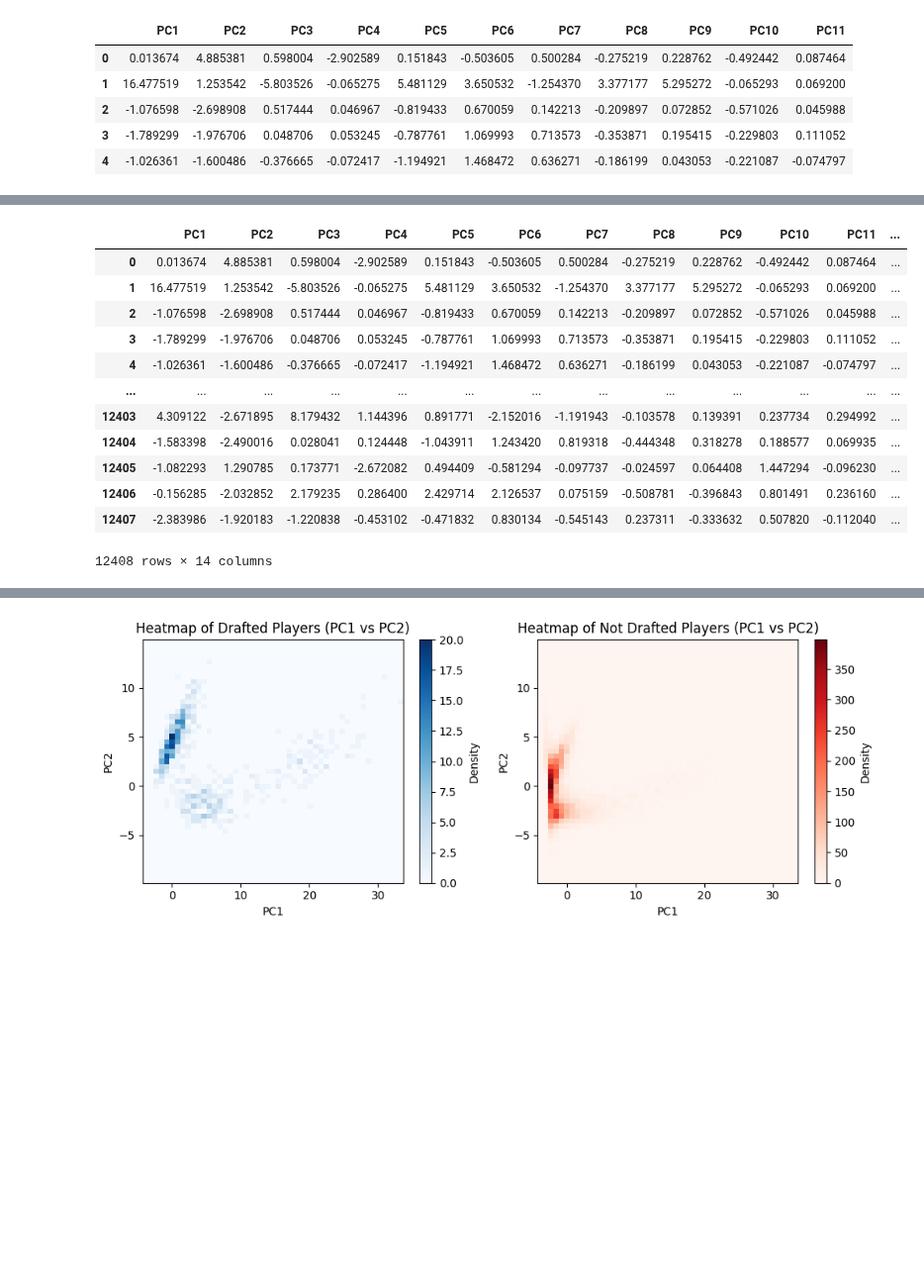
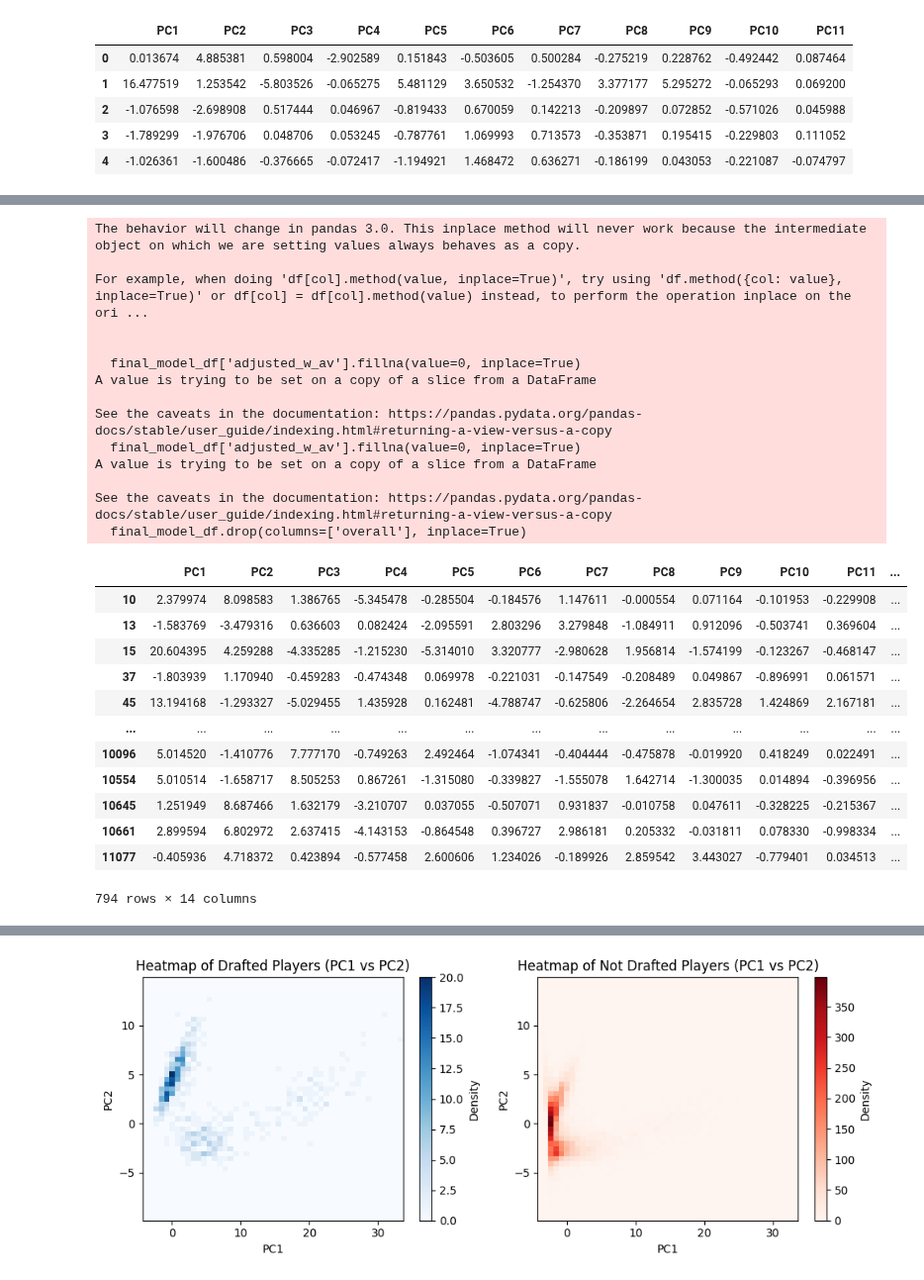
Before and after one commit to SU-IST707-SP26/group-project-big-brains-and-nathan, a Jupyter notebook: data/Initial_Modeling_IST_707_Final_Project.ipynb, the cells around one changed output, grey strips where cells are left out. Shown at 99% size. Saved outputs shown, nothing was run; the diff lists cells and outputs as text; code cells hidden in the pictures; blank space fills up the shorter version.

```diff
--- a/data/Initial_Modeling_IST_707_Final_Project.ipynb
+++ b/data/Initial_Modeling_IST_707_Final_Project.ipynb
@@ -1463,22 +1464,46 @@ pca_df_catvars
-# %%
-model_df = pca_df_catvars.copy()
-model_df['adjusted_w_av'] = (merged['w_av']/
- ((merged['last_season'] + 1) - merged['year'])
-)
-
-display(model_df)
-# %% [output]
-|  | PC1 | PC2 | PC3 | PC4 | PC5 | PC6 | PC7 | PC8 | PC9 | PC10 | PC11 | ... |
-| 0 | 0.013674 | 4.885381 | 0.598004 | -2.902589 | 0.151843 | -0.503605 | 0.500284 | -0.275219 | 0.228762 | -0.492442 | 0.087464 | ... |
-| 1 | 16.477519 | 1.253542 | -5.803526 | -0.065275 | 5.481129 | 3.650532 | -1.254370 | 3.377177 | 5.295272 | -0.065293 | 0.069200 | ... |
-| 2 | -1.076598 | -2.698908 | 0.517444 | 0.046967 | -0.819433 | 0.670059 | 0.142213 | -0.209897 | 0.072852 | -0.571026 | 0.045988 | ... |
-| 3 | -1.789299 | -1.976706 | 0.048706 | 0.053245 | -0.787761 | 1.069993 | 0.713573 | -0.353871 | 0.195415 | -0.229803 | 0.111052 | ... |
-| 4 | -1.026361 | -1.600486 | -0.376665 | -0.072417 | -1.194921 | 1.468472 | 0.636271 | -0.186199 | 0.043053 | -0.221087 | -0.074797 | ... |
-| ... | ... | ... | ... | ... | ... | ... | ... | ... | ... | ... | ... | ... |
-| 12403 | 4.309122 | -2.671895 | 8.179432 | 1.144396 | 0.891771 | -2.152016 | -1.191943 | -0.103578 | 0.139391 | 0.237734 | 0.294992 | ... |
-| 12404 | -1.583398 | -2.490016 | 0.028041 | 0.124448 | -1.043911 | 1.243420 | 0.819318 | -0.444348 | 0.318278 | 0.188577 | 0.069935 | ... |
-| 12405 | -1.082293 | 1.290785 | 0.173771 | -2.672082 | 0.494409 | -0.581294 | -0.097737 | -0.024597 | 0.064408 | 1.447294 | -0.096230 | ... |
-| 12406 | -0.156285 | -2.032852 | 2.179235 | 0.286400 | 2.429714 | 2.126537 | 0.075159 | -0.508781 | -0.396843 | 0.801491 | 0.236160 | ... |
-| 12407 | -2.383986 | -1.920183 | -1.220838 | -0.453102 | -0.471832 | 0.830134 | -0.545143 | 0.237311 | -0.333632 | 0.507820 | -0.112040 | ... |
-12408 rows × 14 columns
+# %%
+model_df = pca_df_catvars.copy()
+
+# Converted w_av from a cumulative stat to a rate stat
+model_df['adjusted_w_av'] = (merged['w_av']/
+ ((merged['last_season'] + 1) - merged['year'])
+)
+
+
+final_model_df = model_df.dropna(axis = 0, subset = 'overall', inplace=False)
+
+# Filling NA values with 0
+final_model_df['adjusted_w_av'].fillna(value=0, inplace=True)
+
+final_model_df.drop(columns=['overall'], inplace=True)
+
+display(final_model_df)
+# %% [output]
+The behavior will change in pandas 3.0. This inplace method will never work because the intermediate object on which we are setting values always behaves as a copy.
+
+For example, when doing 'df[col].method(value, inplace=True)', try using 'df.method({col: value}, inplace=True)' or df[col] = df[col].method(value) instead, to perform the operation inplace on the ori ...
+
+
+  final_model_df['adjusted_w_av'].fillna(value=0, inplace=True)
+A value is trying to be set on a copy of a slice from a DataFrame
+
+See the caveats in the documentation: https://pandas.pydata.org/pandas-docs/stable/user_guide/indexing.html#returning-a-view-versus-a-copy
+  final_model_df['adjusted_w_av'].fillna(value=0, inplace=True)
+A value is trying to be set on a copy of a slice from a DataFrame
+
+See the caveats in the documentation: https://pandas.pydata.org/pandas-docs/stable/user_guide/indexing.html#returning-a-view-versus-a-copy
+  final_model_df.drop(columns=['overall'], inplace=True)
+|  | PC1 | PC2 | PC3 | PC4 | PC5 | PC6 | PC7 | PC8 | PC9 | PC10 | PC11 | ... |
+| 10 | 2.379974 | 8.098583 | 1.386765 | -5.345478 | -0.285504 | -0.184576 | 1.147611 | -0.000554 | 0.071164 | -0.101953 | -0.229908 | ... |
+| 13 | -1.583769 | -3.479316 | 0.636603 | 0.082424 | -2.095591 | 2.803296 | 3.279848 | -1.084911 | 0.912096 | -0.503741 | 0.369604 | ... |
+| 15 | 20.604395 | 4.259288 | -4.335285 | -1.215230 | -5.314010 | 3.320777 | -2.980628 | 1.956814 | -1.574199 | -0.123267 | -0.468147 | ... |
+| 37 | -1.803939 | 1.170940 | -0.459283 | -0.474348 | 0.069978 | -0.221031 | -0.147549 | -0.208489 | 0.049867 | -0.896991 | 0.061571 | ... |
+| 45 | 13.194168 | -1.293327 | -5.029455 | 1.435928 | 0.162481 | -4.788747 | -0.625806 | -2.264654 | 2.835728 | 1.424869 | 2.167181 | ... |
+| ... | ... | ... | ... | ... | ... | ... | ... | ... | ... | ... | ... | ... |
+| 10096 | 5.014520 | -1.410776 | 7.777170 | -0.749263 | 2.492464 | -1.074341 | -0.404444 | -0.475878 | -0.019920 | 0.418249 | 0.022491 | ... |
+| 10554 | 5.010514 | -1.658717 | 8.505253 | 0.867261 | -1.315080 | -0.339827 | -1.555078 | 1.642714 | -1.300035 | 0.014894 | -0.396956 | ... |
+| 10645 | 1.251949 | 8.687466 | 1.632179 | -3.210707 | 0.037055 | -0.507071 | 0.931837 | -0.010758 | 0.047611 | -0.328225 | -0.215367 | ... |
+| 10661 | 2.899594 | 6.802972 | 2.637415 | -4.143153 | -0.864548 | 0.396727 | 2.986181 | 0.205332 | -0.031811 | 0.078330 | -0.998334 | ... |
+| 11077 | -0.405936 | 4.718372 | 0.423894 | -0.577458 | 2.600606 | 1.234026 | -0.189926 | 2.859542 | 3.443027 | -0.779401 | 0.034513 | ... |
+794 rows × 14 columns
 # %%
```
Also changed, not shown: parts of 13 cells of this notebook.
